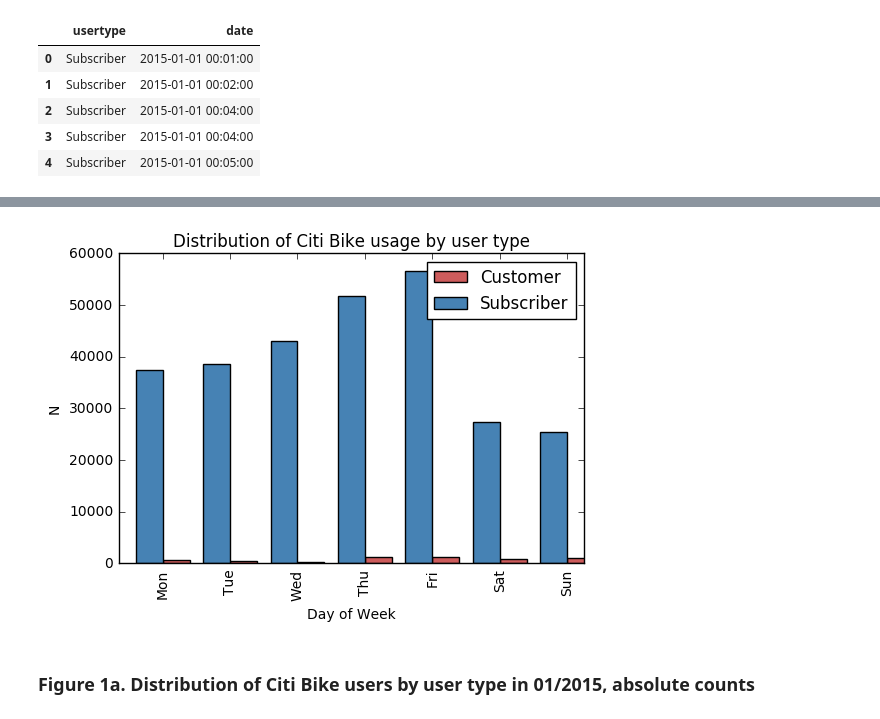
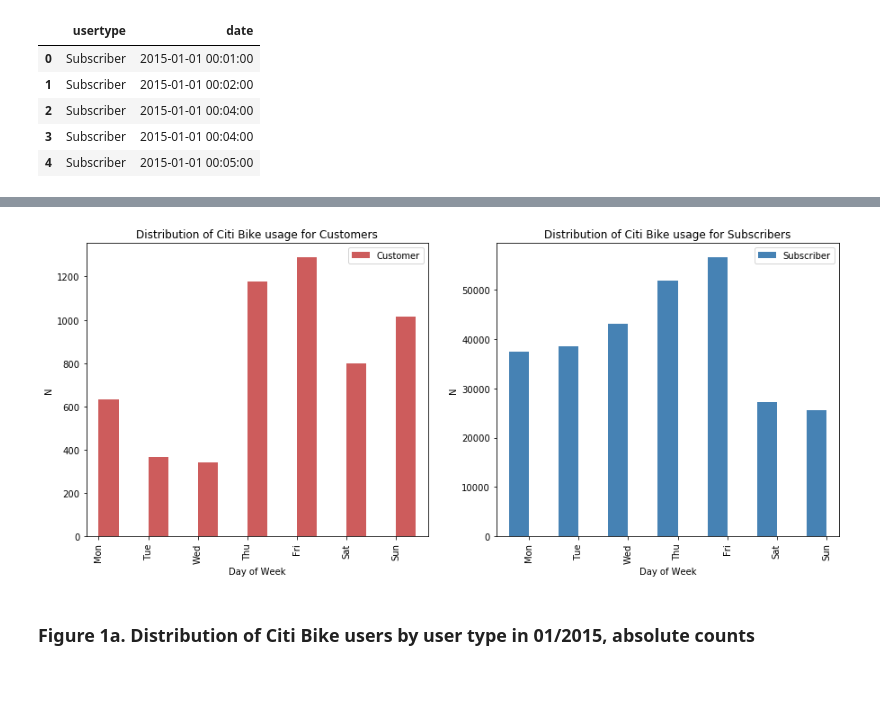
Before and after one commit to beasteers/PUI2017_bs3639, a Jupyter notebook: HW3_bs3639/Assignment2.ipynb, the cells around one changed output, grey strips where cells are left out. Drawn from its saved outputs; the diff is of its cells as text; code cells hidden in the pictures; blank space fills up the shorter version.

```diff
--- a/HW3_bs3639/Assignment2.ipynb
+++ b/HW3_bs3639/Assignment2.ipynb
@@ -6,11 +6,17 @@ import numpy as np
 import zipfile
 import os
 import io
-import urllib2
+try:
+    import urllib2 as urllib
+except ImportError:
+    import urllib.request as urllib
 
 import matplotlib
 import matplotlib.pyplot as plt
 %matplotlib inline
+matplotlib.rcParams['figure.figsize'] = 15, 6
+
+from IPython.display import display as D
 # %%
 # Settings / Constants
 datestring = '201501'
@@ -27,8 +33,10 @@ if os.path.isfile(cache_path):
 
 else:
     print('Loading from aws')
-    remotezip = urllib2.urlopen(url).read()
+    # Get zip buffer
+    remotezip = urllib.urlopen(url).read()
 
+    # Open in memory
     with zipfile.ZipFile(io.BytesIO(remotezip)) as z:
         # Read the filename or the first file if there are naming inconsistencies
         zip_file_to_read = csv_filename if csv_filename in z.namelist() else z.namelist()[0]
@@ -94,16 +118,21 @@ count_s.index = count_s.index.to_series().map(daysofweek)
 # %%
 _width = 0.4
 
-norm_c, norm_s = 1, 1
+# Plot overall counts
+plt.subplot(1,2,1)
+count_c.plot(kind="bar", color='IndianRed', label='Customer', width=_width)
+plt.title('Distribution of Citi Bike usage for Customers')
+plt.xlabel('Day of Week')
+plt.ylabel('N')
+plt.legend()
 
-# Plot overall counts
-(count_c / norm_c).plot(kind="bar", color='IndianRed', label='Customer', position=0, width=_width)
-(count_s / norm_s).plot(kind="bar", color='SteelBlue', label='Subscriber', position=1, width=_width)
-plt.title('Distribution of Citi Bike usage by user type')
+plt.subplot(1,2,2)
+count_s.plot(kind="bar", color='SteelBlue', label='Subscriber', width=_width)
+plt.title('Distribution of Citi Bike usage for Subscribers')
 plt.xlabel('Day of Week')
 plt.ylabel('N')
 plt.legend();
 # %% [output]
-[figure, old version]
+[figure, new version]
 # %% [markdown]
 ### Figure 1a. Distribution of Citi Bike users by user type in 01/2015, absolute counts
```
Also changed, not shown: parts of 4 cells of this notebook, 1 other file.
